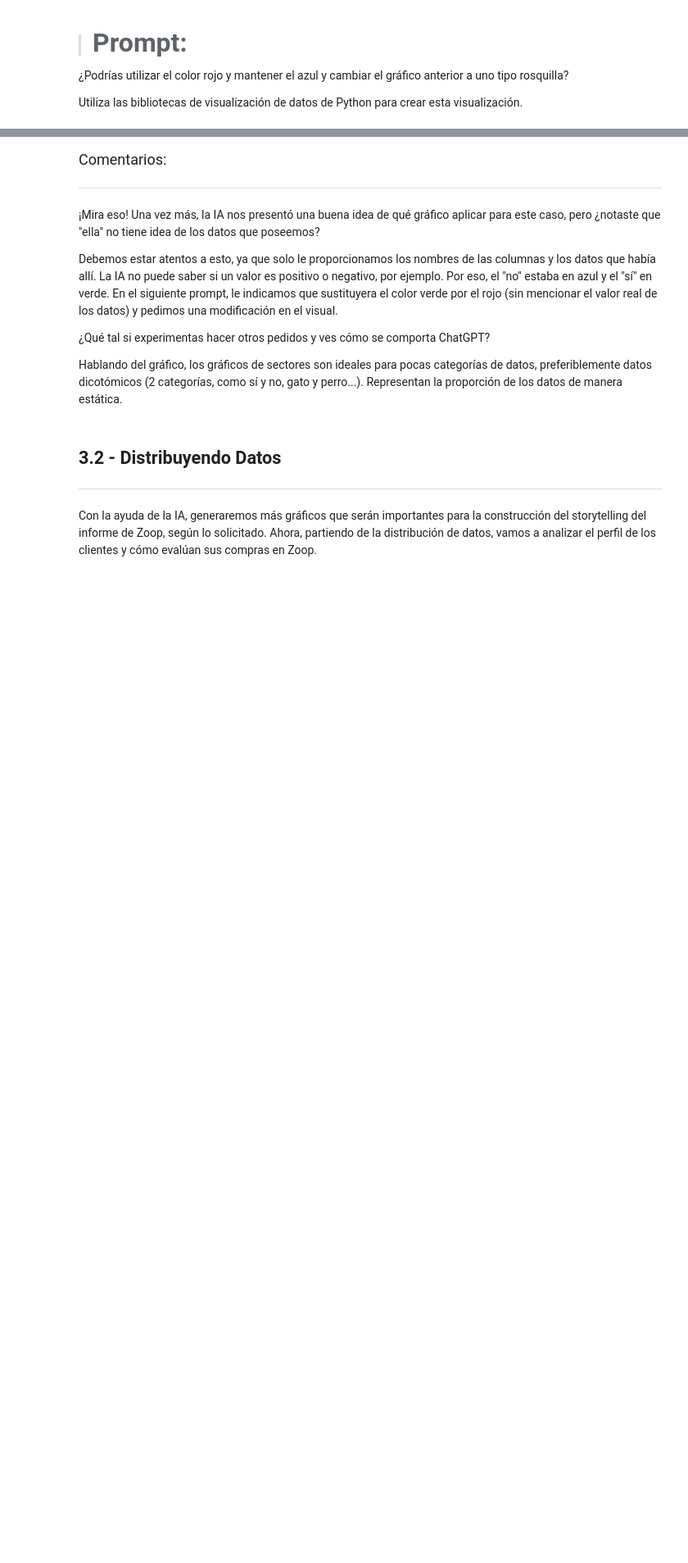
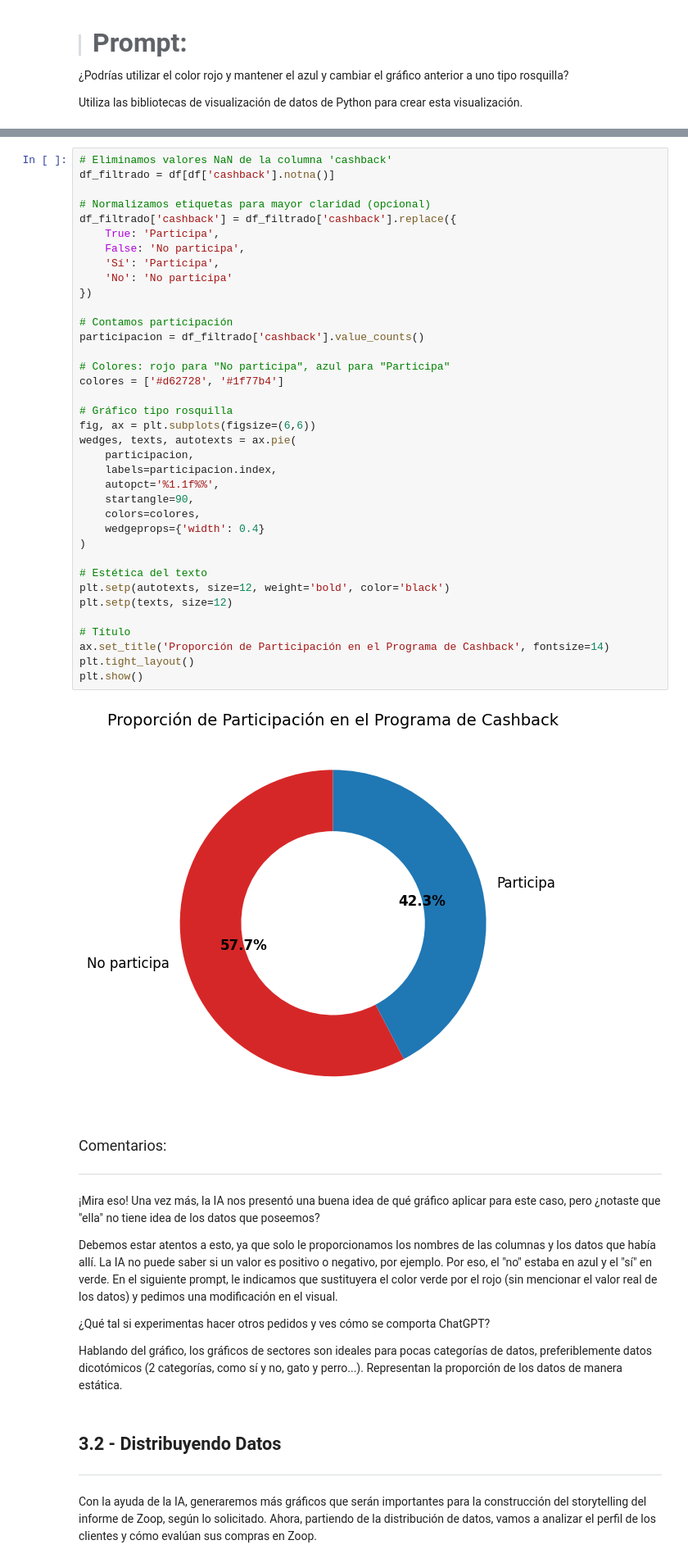
Before and after one commit to leriverah/IA-Aplicada-Ciencia-de-datos, a Jupyter notebook: IA_aplicada_a_ciencia_de_datos.ipynb, the cells around one changed output, grey strips where cells are left out. Shown at 82% size. Saved outputs shown, nothing was run; the diff lists cells and outputs as text; blank space fills up the shorter version.

```diff
--- a/IA_aplicada_a_ciencia_de_datos.ipynb
+++ b/IA_aplicada_a_ciencia_de_datos.ipynb
@@ -614,3 +659,42 @@ Utiliza las bibliotecas de visualización de datos de Python para crear esta vis
+# %%
+# Eliminamos valores NaN de la columna 'cashback'
+df_filtrado = df[df['cashback'].notna()]
+
+# Normalizamos etiquetas para mayor claridad (opcional)
+df_filtrado['cashback'] = df_filtrado['cashback'].replace({
+    True: 'Participa',
+    False: 'No participa',
+    'Sí': 'Participa',
+    'No': 'No participa'
+})
+
+# Contamos participación
+participacion = df_filtrado['cashback'].value_counts()
+
+# Colores: rojo para "No participa", azul para "Participa"
+colores = ['#d62728', '#1f77b4']
+
+# Gráfico tipo rosquilla
+fig, ax = plt.subplots(figsize=(6,6))
+wedges, texts, autotexts = ax.pie(
+    participacion,
+    labels=participacion.index,
+    autopct='%1.1f%%',
+    startangle=90,
+    colors=colores,
+    wedgeprops={'width': 0.4}
+)
+
+# Estética del texto
+plt.setp(autotexts, size=12, weight='bold', color='black')
+plt.setp(texts, size=12)
+
+# Título
+ax.set_title('Proporción de Participación en el Programa de Cashback', fontsize=14)
+plt.tight_layout()
+plt.show()
+# %% [output]
+[figure, added]
 # %% [markdown]
 <font color="7b71ff" size=4> Comentarios: </font>
 
```
Also changed, not shown: parts of 2 cells of this notebook.
